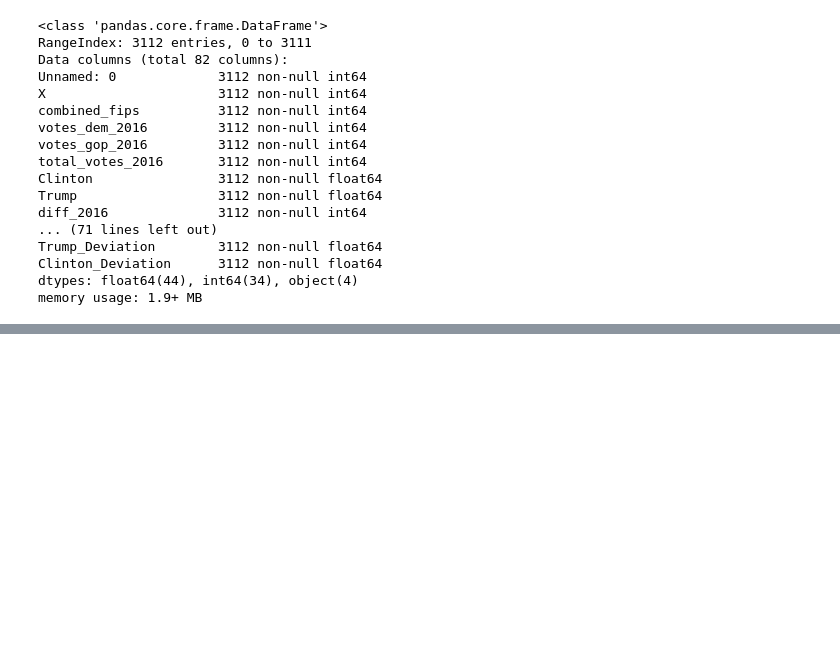
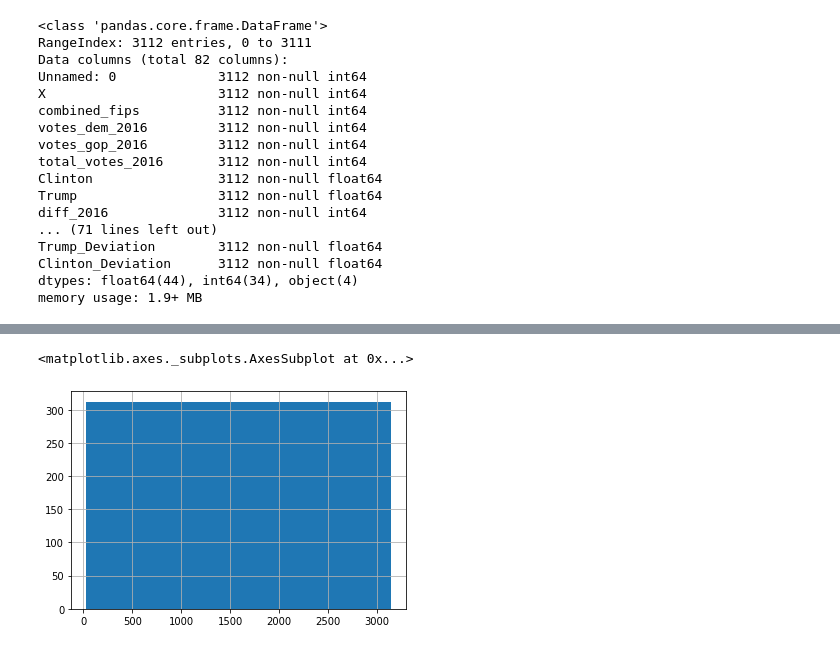
Before and after one commit to elilaird/CS7324-MachineLearning-Labs, a Jupyter notebook: Lab1/Data_Understanding.ipynb, the cells around one changed output, grey strips where cells are left out. Drawn from its saved outputs; the diff is of its cells as text; code cells hidden in the pictures; blank space fills up the shorter version.

```diff
--- a/Lab1/Data_Understanding.ipynb
+++ b/Lab1/Data_Understanding.ipynb
@@ -207,0 +241,5 @@ memory usage: 1.9+ MB
+# %%
+votes['Unnamed: 0'].hist()
+# %% [output]
+<matplotlib.axes._subplots.AxesSubplot at 0x...>
+[figure, added]
```
Also changed, not shown: parts of 9 cells of this notebook.
